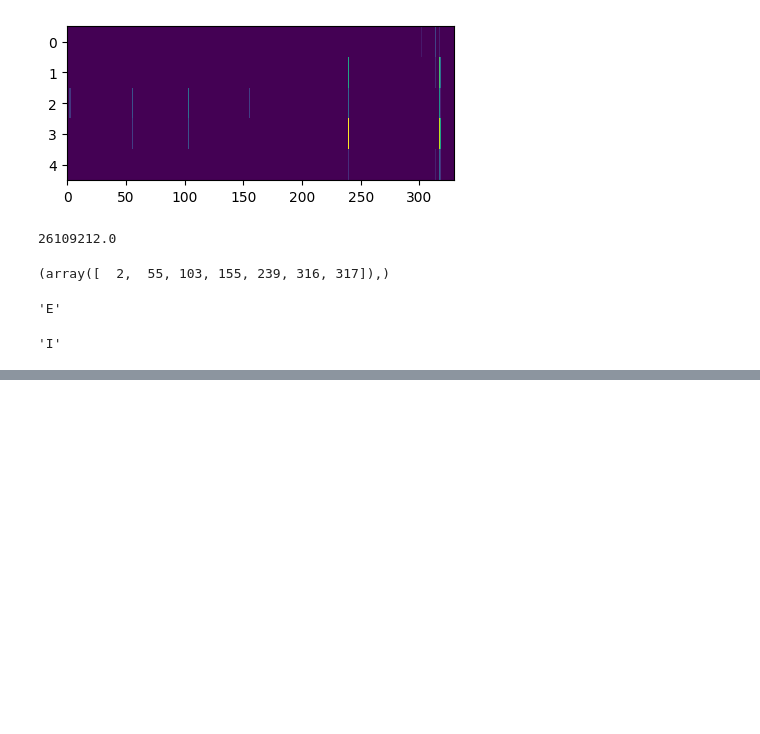
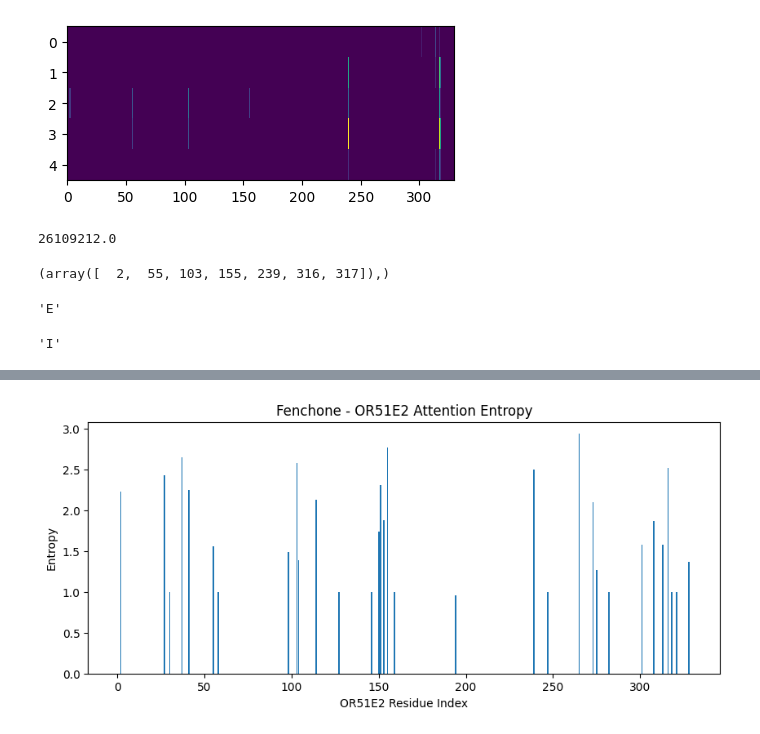
Before and after one commit to microsoft/olfaction, a Jupyter notebook: visualize_attention_maps.ipynb, the cells around one changed output, grey strips where cells are left out. Saved outputs shown, nothing was run; the diff lists cells and outputs as text; code cells hidden in the pictures; blank space fills up the shorter version.

```diff
--- a/visualize_attention_maps.ipynb
+++ b/visualize_attention_maps.ipynb
@@ -253,0 +398,22 @@ seq[103]
+# %%
+import numpy as np
+
+def calculate_entropy(attention_map):
+    # Normalize the attention map along both axes to get probability distributions
+    norm_attention_per_atom = attention_map / attention_map.sum(axis=1, keepdims=True)
+    norm_attention_per_residue = attention_map / attention_map.sum(axis=0, keepdims=True)
+
+    # Calculate entropy per atom
+    entropy_per_atom = -np.nansum(norm_attention_per_atom * np.log2(norm_attention_per_atom), axis=1)
+
+    # Calculate entropy per residue
+    entropy_per_residue = -np.nansum(norm_attention_per_residue * np.log2(norm_attention_per_residue), axis=0)
+
+    return entropy_per_atom, entropy_per_residue
+per_atom_entropy, per_residue_entropy = calculate_entropy(mol_attention_maps[0].cpu().numpy())
+
+# Example usage
+# attention_map = np.array([[0.1, 0.9], [0.8, 0.2]])
+# entropy_per_atom, entropy_per_residue = calculate_entropy(attention_map)
+# print("Entropy per atom:", entropy_per_atom)
+# print("Entropy per residue:", entropy_per_residue)
@@ -253,0 +424,10 @@ seq[103]
+# %%
+# plot the entropy of the attention map across residues using a bar plot
+plt.figure(figsize=(10, 4))
+plt.bar(range(len(per_residue_entropy)), per_residue_entropy)
+plt.title('Fenchone - OR51E2 Attention Entropy')
+plt.xlabel('OR51E2 Residue Index')
+plt.ylabel('Entropy')
+plt.show()
+# %% [output]
+[figure, added]
```
Also changed, not shown: parts of 18 cells of this notebook, 3 other files.
